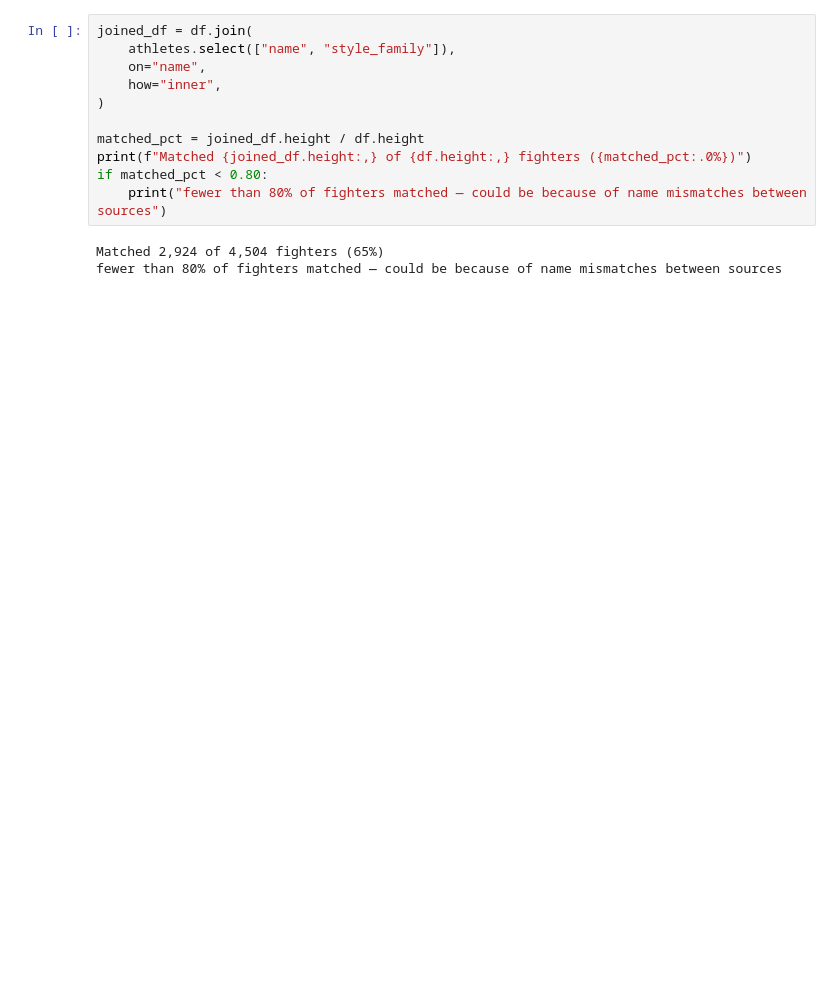
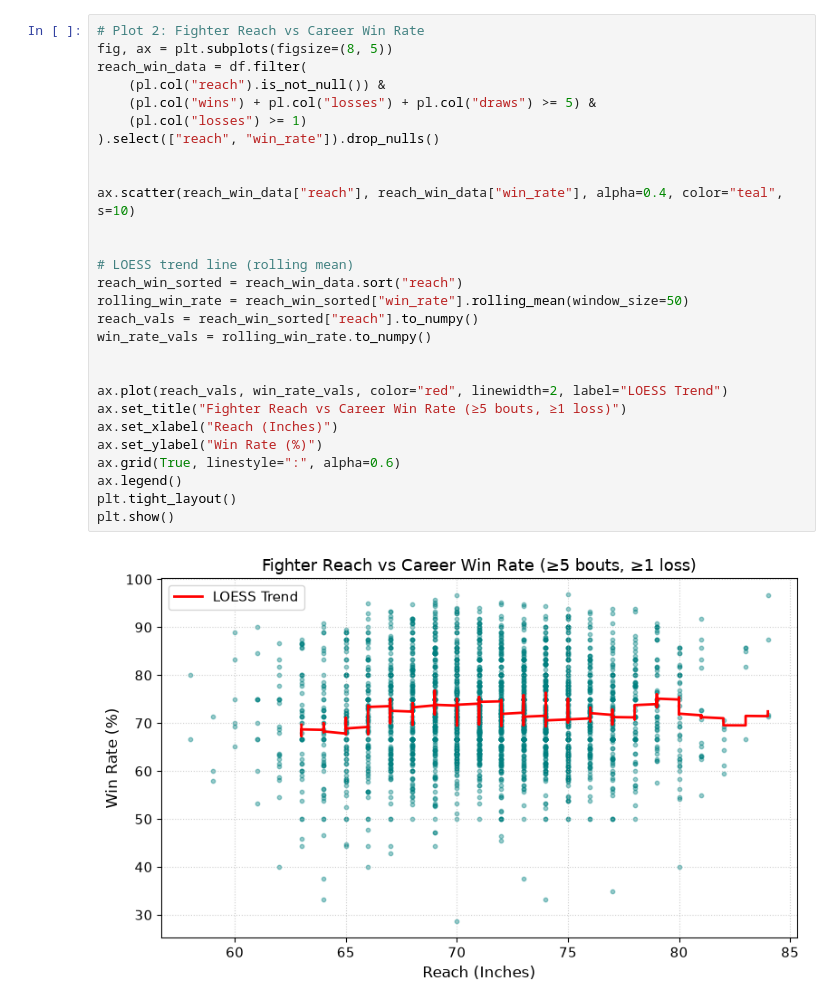
Before and after one commit to Tpate33/cs418-ufc-fight-analysis, a Jupyter notebook: eda.ipynb, the cells around one changed output. Cells and saved outputs as stored; diff of their text form; blank space fills up the shorter version.

```diff
--- a/eda.ipynb
+++ b/eda.ipynb
@@ -139,15 +148,31 @@ shape: (12, 1)
 # %%
-joined_df = df.join(
-    athletes.select(["name", "style_family"]),
-    on="name",
-    how="inner",
-)
+# Plot 2: Fighter Reach vs Career Win Rate
+fig, ax = plt.subplots(figsize=(8, 5))
+reach_win_data = df.filter(
+    (pl.col("reach").is_not_null()) &
+    (pl.col("wins") + pl.col("losses") + pl.col("draws") >= 5) &
+    (pl.col("losses") >= 1)
+).select(["reach", "win_rate"]).drop_nulls()
 
-matched_pct = joined_df.height / df.height
-print(f"Matched {joined_df.height:,} of {df.height:,} fighters ({matched_pct:.0%})")
-if matched_pct < 0.80:
-    print("fewer than 80% of fighters matched — could be because of name mismatches between sources")
+
+ax.scatter(reach_win_data["reach"], reach_win_data["win_rate"], alpha=0.4, color="teal", s=10)
+
+
+# LOESS trend line (rolling mean)
+reach_win_sorted = reach_win_data.sort("reach")
+rolling_win_rate = reach_win_sorted["win_rate"].rolling_mean(window_size=50)
+reach_vals = reach_win_sorted["reach"].to_numpy()
+win_rate_vals = rolling_win_rate.to_numpy()
+
+
+ax.plot(reach_vals, win_rate_vals, color="red", linewidth=2, label="LOESS Trend")
+ax.set_title("Fighter Reach vs Career Win Rate (≥5 bouts, ≥1 loss)")
+ax.set_xlabel("Reach (Inches)")
+ax.set_ylabel("Win Rate (%)")
+ax.grid(True, linestyle=":", alpha=0.6)
+ax.legend()
+plt.tight_layout()
+plt.show()
 # %% [output]
-Matched 2,924 of 4,504 fighters (65%)
-fewer than 80% of fighters matched — could be because of name mismatches between sources
+[figure, added]
 # %%
```
Also changed, not shown: parts of 9 cells of this notebook, 5 other files.
